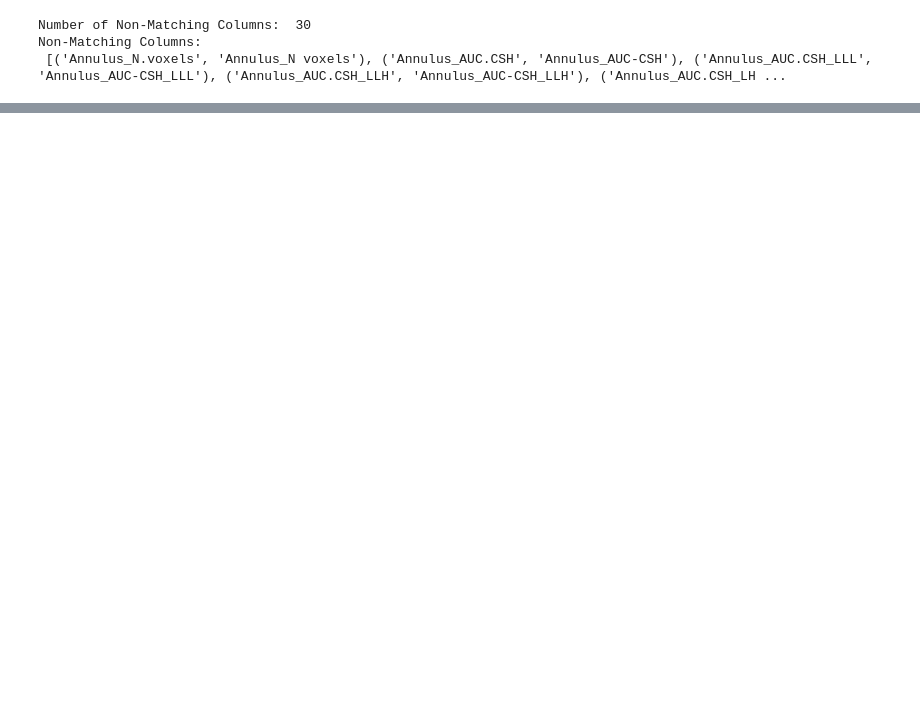
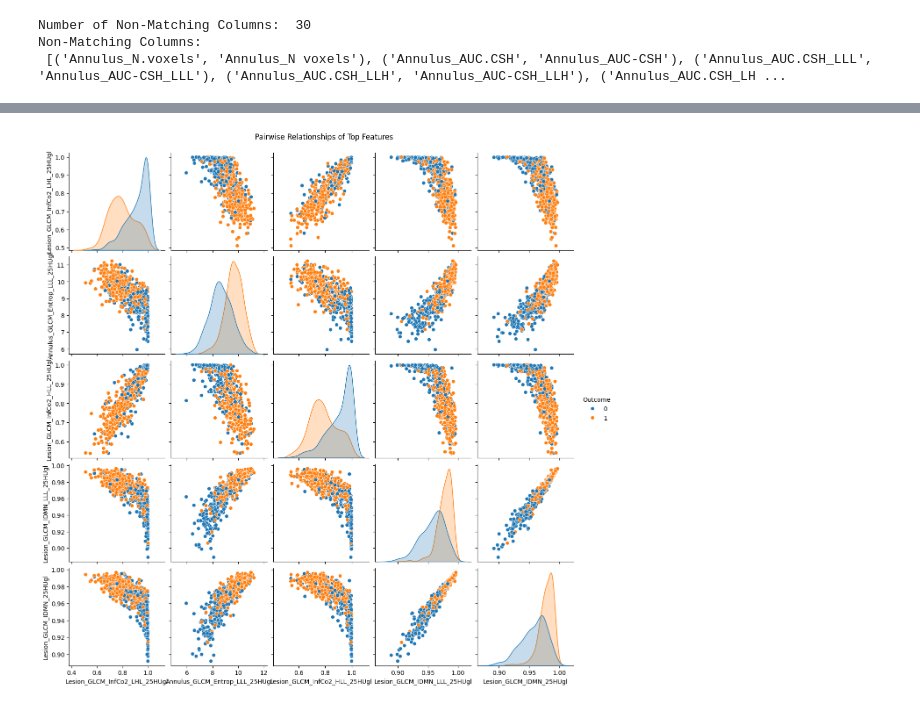
Before and after one commit to timqn22/cs189-final-project, a Jupyter notebook: FinalProject.ipynb, the cells around one changed output, grey strips where cells are left out. Drawn from its saved outputs; the diff is of its cells as text; code cells hidden in the pictures; blank space fills up the shorter version.

```diff
--- a/FinalProject.ipynb
+++ b/FinalProject.ipynb
@@ -182,0 +270,7 @@ Length: 2000, dtype: object
+# %%
+top_features = outcome_corr.index[1:6]  # Exclude Outcome itself
+sns.pairplot(data=df[list(top_features) + ['Outcome']], hue='Outcome')
+plt.suptitle('Pairwise Relationships of Top Features', y=1.02)
+plt.show()
+# %% [output]
+[figure, added]
```
Also changed, not shown: parts of 32 cells of this notebook.
